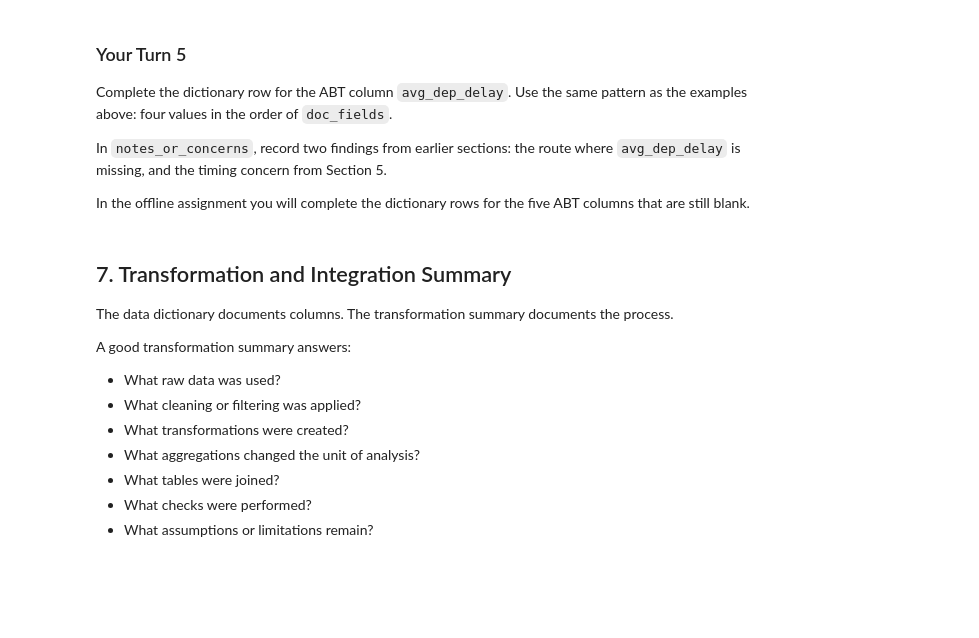
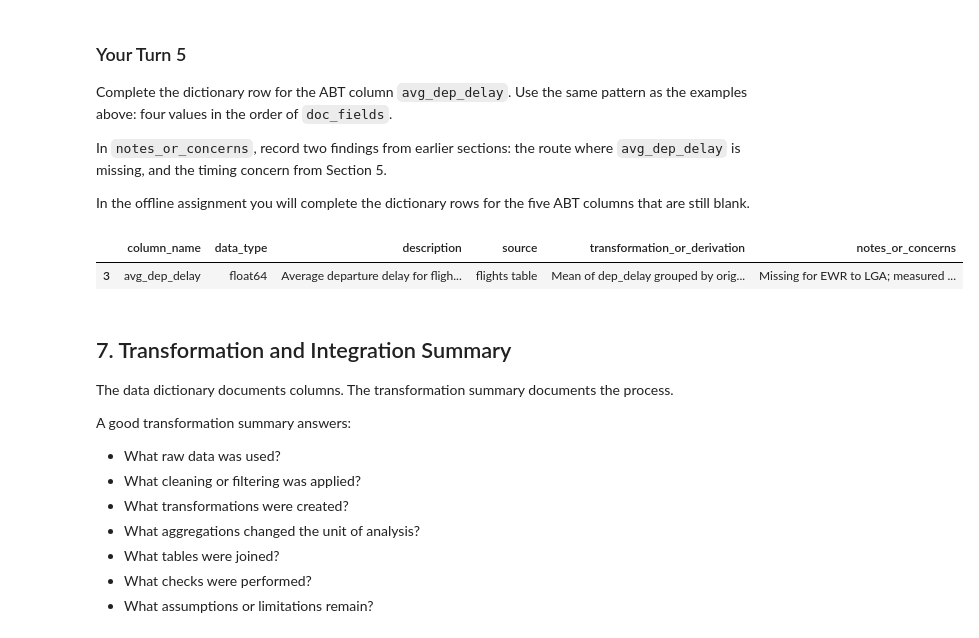
Before and after one commit to christianovallea-ops/ban6003-week11-Christian-Ovalle, a Jupyter notebook: notebooks/module11_abt_documentation_guided_lab.ipynb, the cells around one changed output. Cells and saved outputs as stored; diff of their text form; code cells hidden in the pictures; blank space fills up the shorter version.

```diff
--- a/notebooks/module11_abt_documentation_guided_lab.ipynb
+++ b/notebooks/module11_abt_documentation_guided_lab.ipynb
@@ -394,14 +527,36 @@ In the offline assignment you will complete the dictionary rows for the five ABT
 # %%
 # Your Turn 5 - document the ABT column avg_dep_delay (one dictionary row).
 # Replace the four empty strings, in the order of doc_fields, then run the cell.
+missing_dep_routes = route_abt.loc[
+    route_abt["avg_dep_delay"].isna(),
+    ["origin", "dest"]
+].apply(
+    lambda row: f'{row["origin"]} to {row["dest"]}',
+    axis=1
+).tolist()
+
 your_turn_entries = {
-    "avg_dep_delay": ["", "", "", ""],
+    "avg_dep_delay": [
+        "Average departure delay for flights on the route, in minutes",
+        "flights table",
+        "Mean of dep_delay grouped by origin and destination",
+        f"Missing for {', '.join(missing_dep_routes) if missing_dep_routes else 'no routes'}; "
+        "measured after flights depart, so it is not available before the schedule season and would cause data leakage if used as a predictor"
+    ],
 }
 
 for abt_column, values in your_turn_entries.items():
-    data_dictionary.loc[data_dictionary["column_name"] == abt_column, doc_fields] = values
+    data_dictionary.loc[
+        data_dictionary["column_name"] == abt_column,
+        doc_fields
+    ] = values
 
-data_dictionary[data_dictionary["column_name"] == "avg_dep_delay"]
+data_dictionary[
+    data_dictionary["column_name"] == "avg_dep_delay"
+]
+# %% [output]
+|  | column_name | data_type | description | source | transformation_or_derivation | notes_or_concerns |
+| 3 | avg_dep_delay | float64 | Average departure delay for fligh... | flights table | Mean of dep_delay grouped by orig... | Missing for EWR to LGA; measured ... |
 # %% [markdown]
 ## 7. Transformation and Integration Summary
 
```
Also changed, not shown: parts of 27 cells of this notebook, 3 other files.
